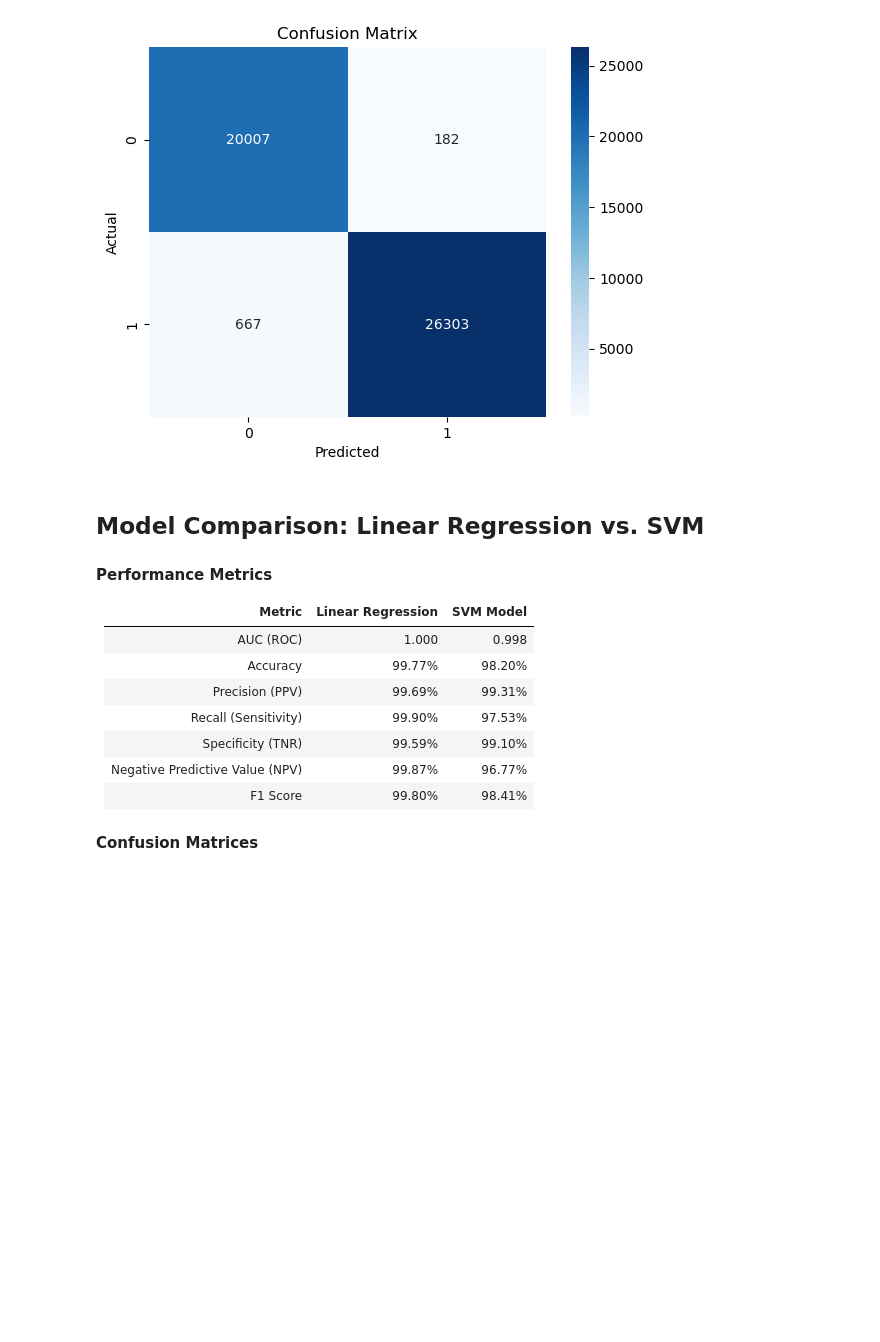
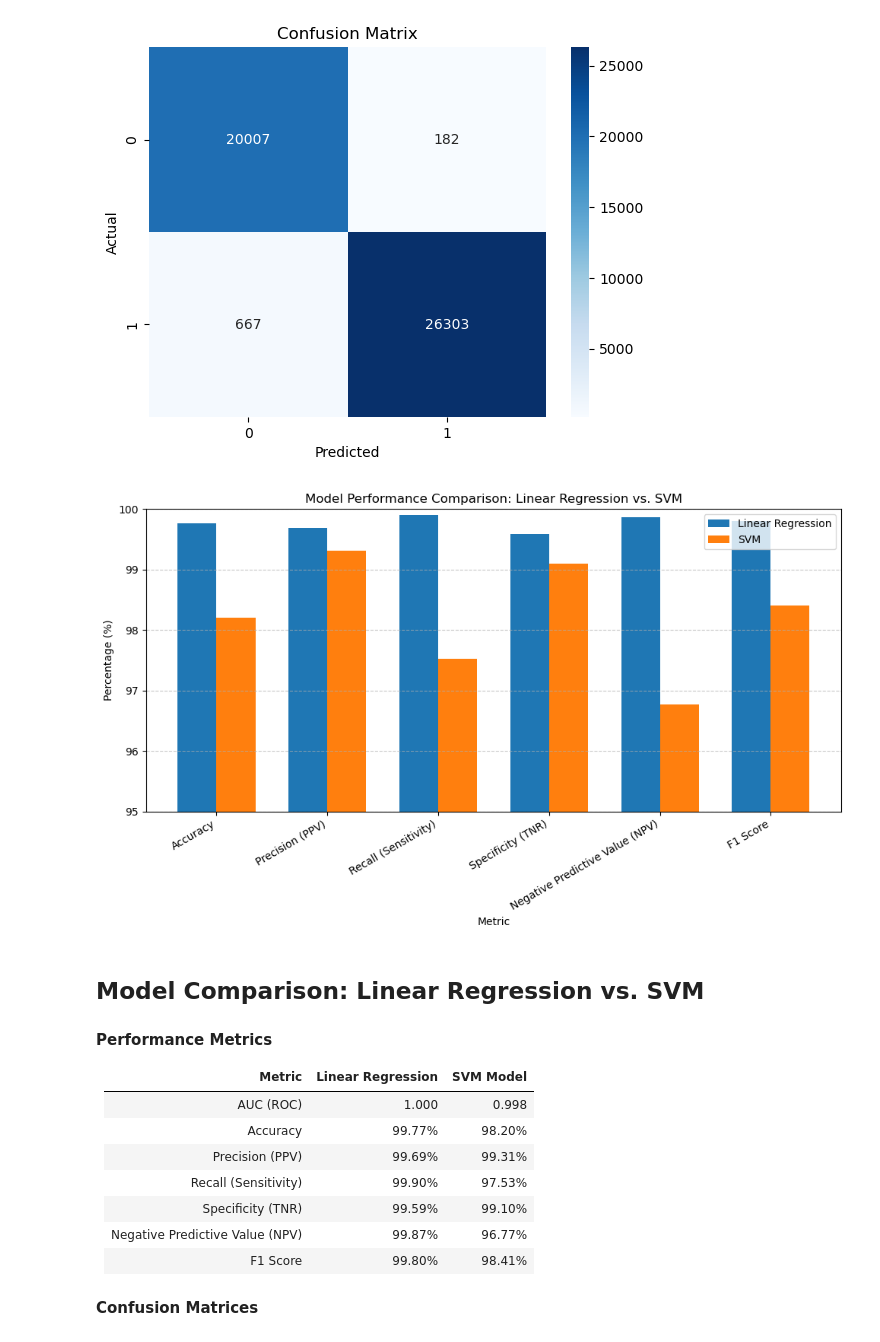
Before and after one commit to Scox97/DS7331_Group_Project, a Jupyter notebook: DS7331_GP2_Mini_Lab_1.ipynb, the cells around one changed output. Saved outputs shown, nothing was run; the diff lists cells and outputs as text; code cells hidden in the pictures; blank space fills up the shorter version.

Commit message:
Added summary visual and moved header for Encoding

```diff
--- a/DS7331_GP2_Mini_Lab_1.ipynb
+++ b/DS7331_GP2_Mini_Lab_1.ipynb
@@ -803,6 +805,51 @@ Number of overlapping samples: 0
 | Actual 0 (Non-phishing) | 20007 | 182 |
 | Actual 1 (Phishing) | 667 | 26303 |
 [figure]
+# %%
+# Performance metrics for each model
+metrics = [
+    "Accuracy",
+    "Precision (PPV)",
+    "Recall (Sensitivity)",
+    "Specificity (TNR)",
+    "Negative Predictive Value (NPV)",
+    "F1 Score"
+]
+
+# Values for each model
+lr_values = [99.77, 99.69, 99.90, 99.59, 99.87, 99.80]
+svm_values = [98.20, 99.31, 97.53, 99.10, 96.77, 98.41]
+
+# Create a DataFrame for easier plotting
+df = pd.DataFrame({
+    "Metric": metrics,
+    "Linear Regression": lr_values,
+    "SVM": svm_values
+})
+
+# Plot
+fig, ax = plt.subplots(figsize=(10, 6))
+bar_width = 0.35
+index = range(len(metrics))
+
+# Bars for each model
+bar1 = ax.bar([i - bar_width/2 for i in index], df["Linear Regression"], bar_width, label='Linear Regression')
+bar2 = ax.bar([i + bar_width/2 for i in index], df["SVM"], bar_width, label='SVM')
+
+# Labels and formatting
+ax.set_xlabel("Metric")
+ax.set_ylabel("Percentage (%)")
+ax.set_title("Model Performance Comparison: Linear Regression vs. SVM")
+ax.set_xticks(index)
+ax.set_xticklabels(metrics, rotation=30, ha='right')
+ax.set_ylim(95, 100)
+ax.legend()
+ax.grid(axis='y', linestyle='--', alpha=0.7)
+
+plt.tight_layout()
+plt.show()
+# %% [output]
+[figure, added]
 # %% [markdown]
 ## Model Comparison: Linear Regression vs. SVM
 
```
Also changed, not shown: parts of 3 cells of this notebook.
